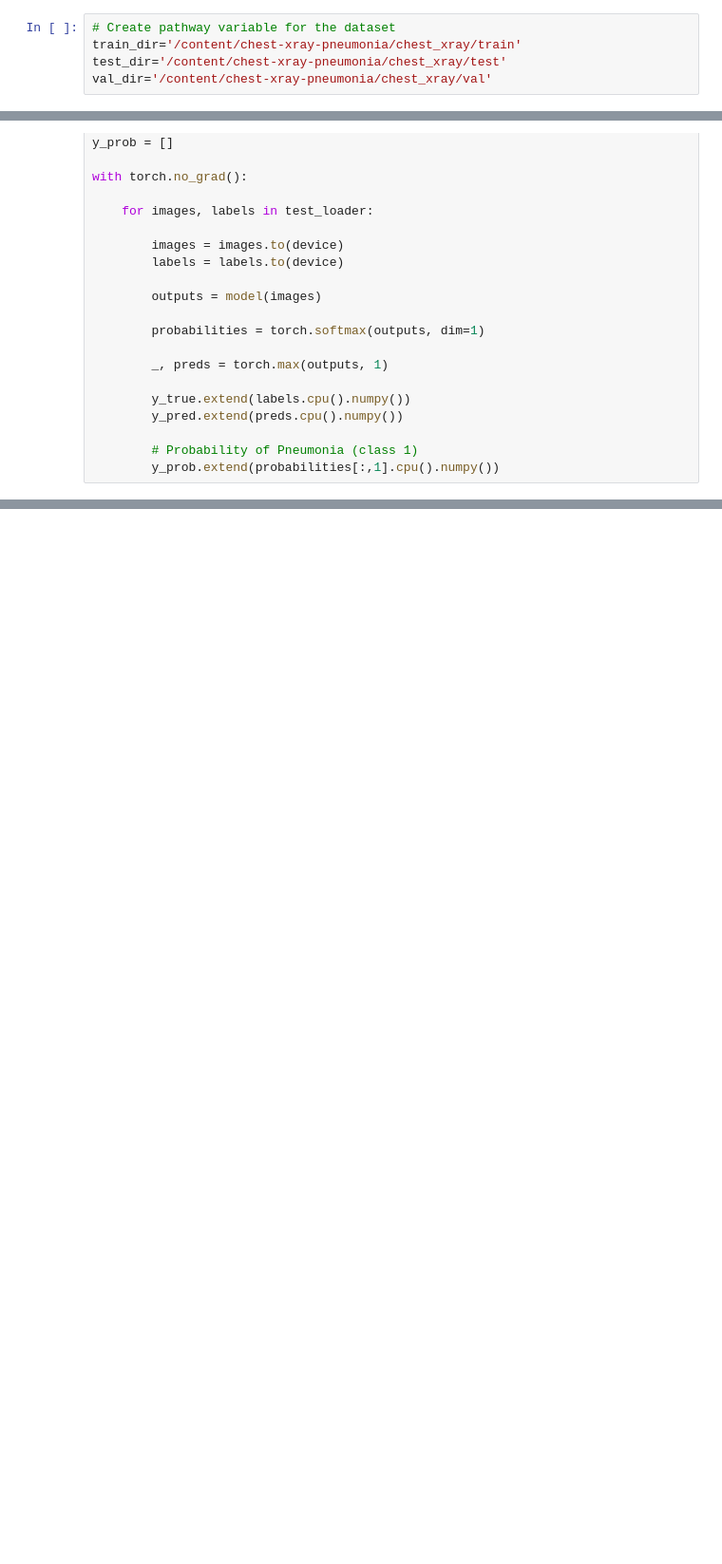
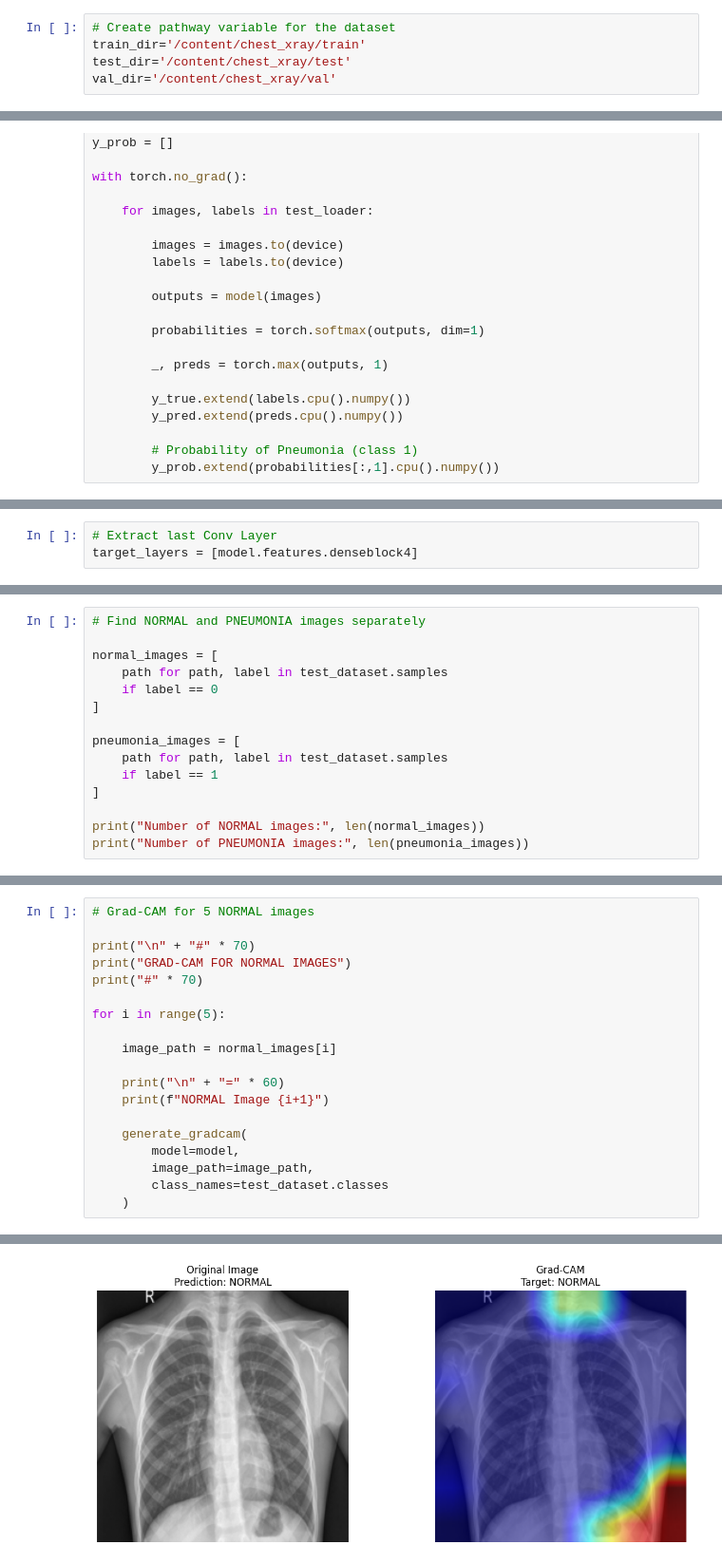
Before and after one commit to Mostafij-k/Deep_Learning_Pretrained_Model_Comparision_with_Chest_Xray_Pneumonia, a Jupyter notebook: Pneumonia_Classification_DenseNet121.ipynb, the cells around one changed output, grey strips where cells are left out. Shown at 95% size. Drawn from its saved outputs; the diff is of its cells as text; blank space fills up the shorter version.

Commit message:
Add Grad-Cam XAI

```diff
--- a/Pneumonia_Classification_DenseNet121.ipynb
+++ b/Pneumonia_Classification_DenseNet121.ipynb
@@ -63,7 +58,7 @@ print(device)
 cuda
 # %%
 # Create pathway variable for the dataset
-train_dir='/content/chest-xray-pneumonia/chest_xray/train'
-test_dir='/content/chest-xray-pneumonia/chest_xray/test'
-val_dir='/content/chest-xray-pneumonia/chest_xray/val'
+train_dir='/content/chest_xray/train'
+test_dir='/content/chest_xray/test'
+val_dir='/content/chest_xray/val'
 # %%
@@ -449,0 +521,3 @@ plt.show()
+# %%
+# Extract last Conv Layer
+target_layers = [model.features.denseblock4]
@@ -449,0 +660,15 @@ plt.show()
+# %%
+# Find NORMAL and PNEUMONIA images separately
+
+normal_images = [
+    path for path, label in test_dataset.samples
+    if label == 0
+]
+
+pneumonia_images = [
+    path for path, label in test_dataset.samples
+    if label == 1
+]
+
+print("Number of NORMAL images:", len(normal_images))
+print("Number of PNEUMONIA images:", len(pneumonia_images))
@@ -449,0 +678,20 @@ plt.show()
+# %%
+# Grad-CAM for 5 NORMAL images
+
+print("\n" + "#" * 70)
+print("GRAD-CAM FOR NORMAL IMAGES")
+print("#" * 70)
+
+for i in range(5):
+
+    image_path = normal_images[i]
+
+    print("\n" + "=" * 60)
+    print(f"NORMAL Image {i+1}")
+
+    generate_gradcam(
+        model=model,
+        image_path=image_path,
+        class_names=test_dataset.classes
+    )
+# %% [output]
@@ -449,0 +707 @@ plt.show()
+[figure, added]
```
Also changed, not shown: parts of 32 cells of this notebook.
